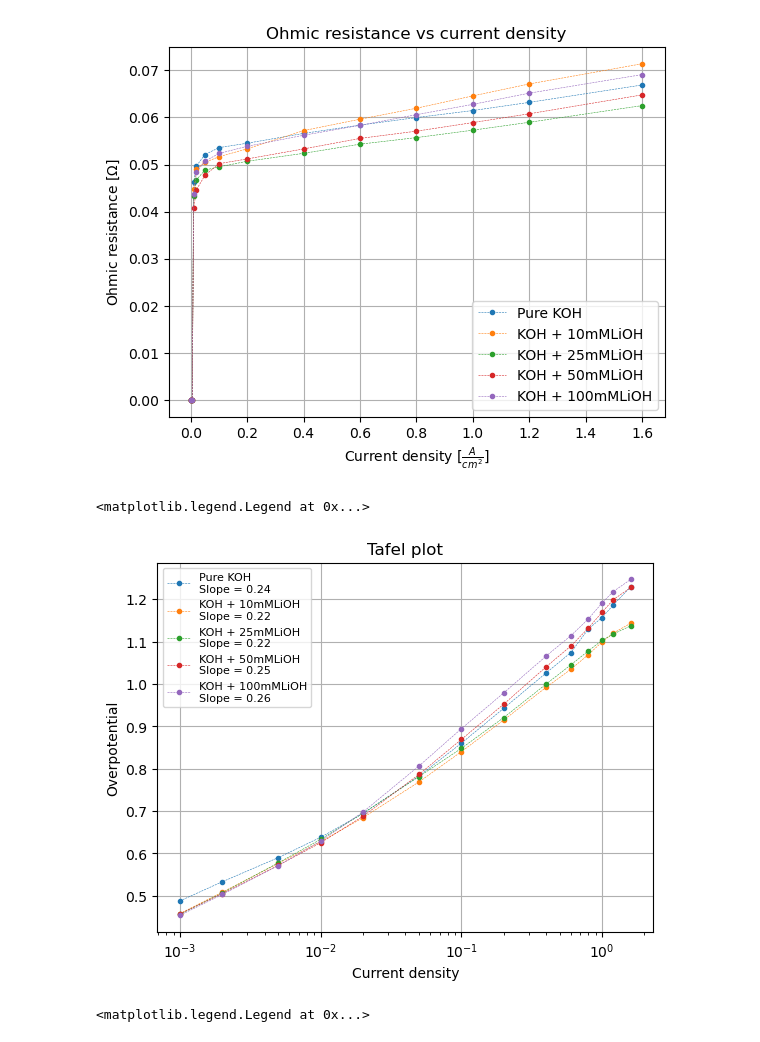
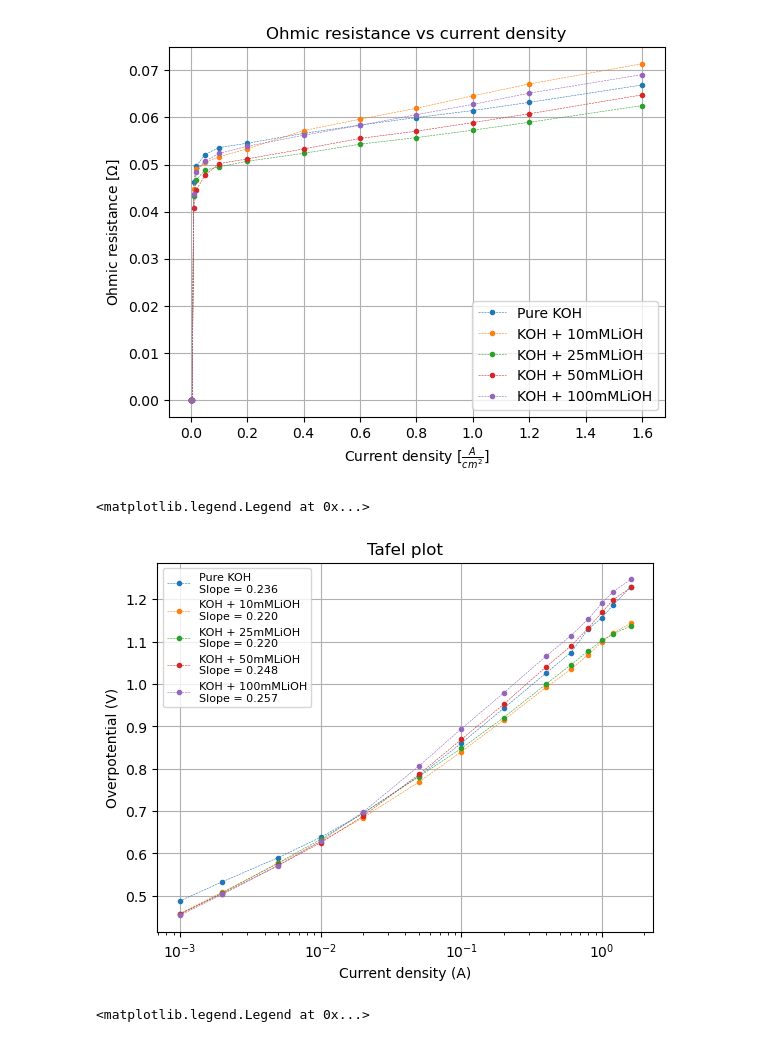
Before and after one commit to flexepticon/DBL_energy, a Jupyter notebook: Python scripts/File for graphs.ipynb, the cells around one changed output. Cells and saved outputs as stored; diff of their text form; code cells hidden in the pictures.

```diff
--- a/Python scripts/File for graphs.ipynb
+++ b/Python scripts/File for graphs.ipynb
@@ -108,18 +108,18 @@ Text(0, 0.5, 'Ohmic resistance [$\\Omega$]')
 # %%
 for i in range(max(1,len(experiments))):
     exp = experiments[i]
     exp.JR_dataframe.sort_values(by = 'J')
-    plt.plot(exp.JR_dataframe['J'], exp.overpotential, label = nice_titles[i] + f'\nSlope = {exp.slope:.2f}',  marker = '.', linestyle = '--', lw = 0.4)
+    plt.plot(exp.JR_dataframe['J'], exp.overpotential, label = nice_titles[i] + f'\nSlope = {exp.slope:.3f}',  marker = '.', linestyle = '--', lw = 0.4)
 
 plt.xscale('log')
 plt.grid()
 plt.title('Tafel plot')
-plt.xlabel('Current density')
-plt.ylabel('Overpotential')
+plt.xlabel('Current density (A)')
+plt.ylabel('Overpotential (V)')
 plt.legend(fontsize = 8)
 # %% [output]
 <matplotlib.legend.Legend at 0x...>
-[figure, old version]
+[figure, new version]
 # %%
 for i in range(max(1,len(experiments))):
     exp = experiments[i]
```
Also changed, not shown: parts of 2 cells of this notebook.
